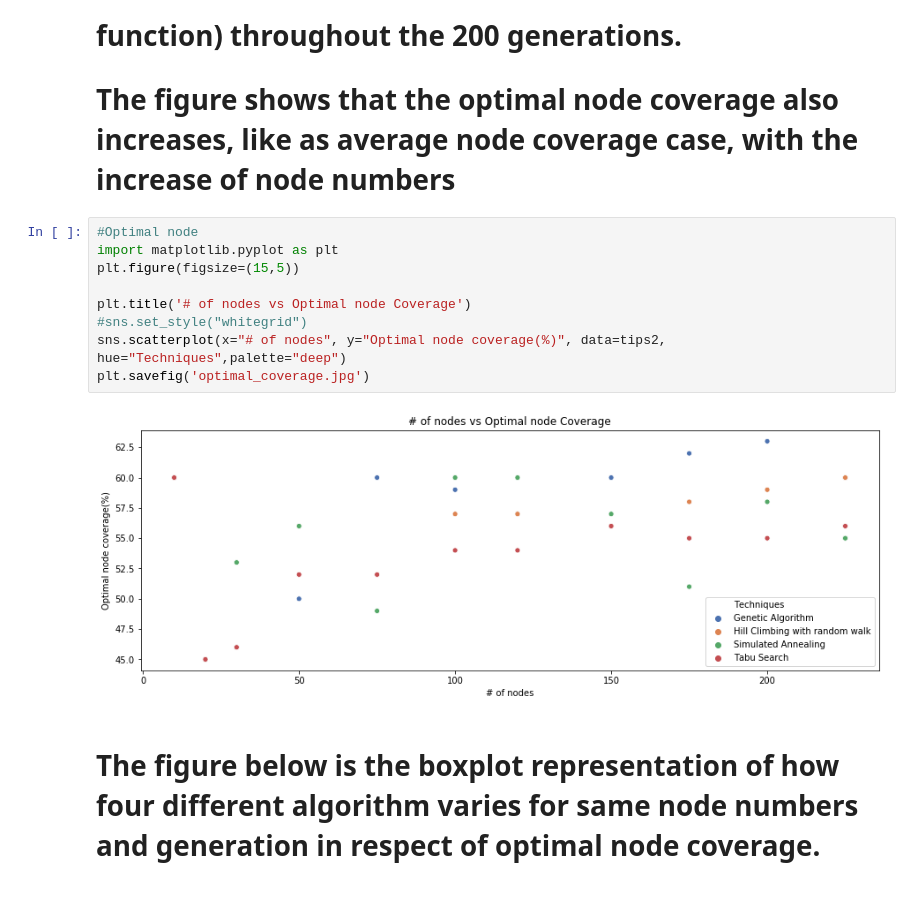
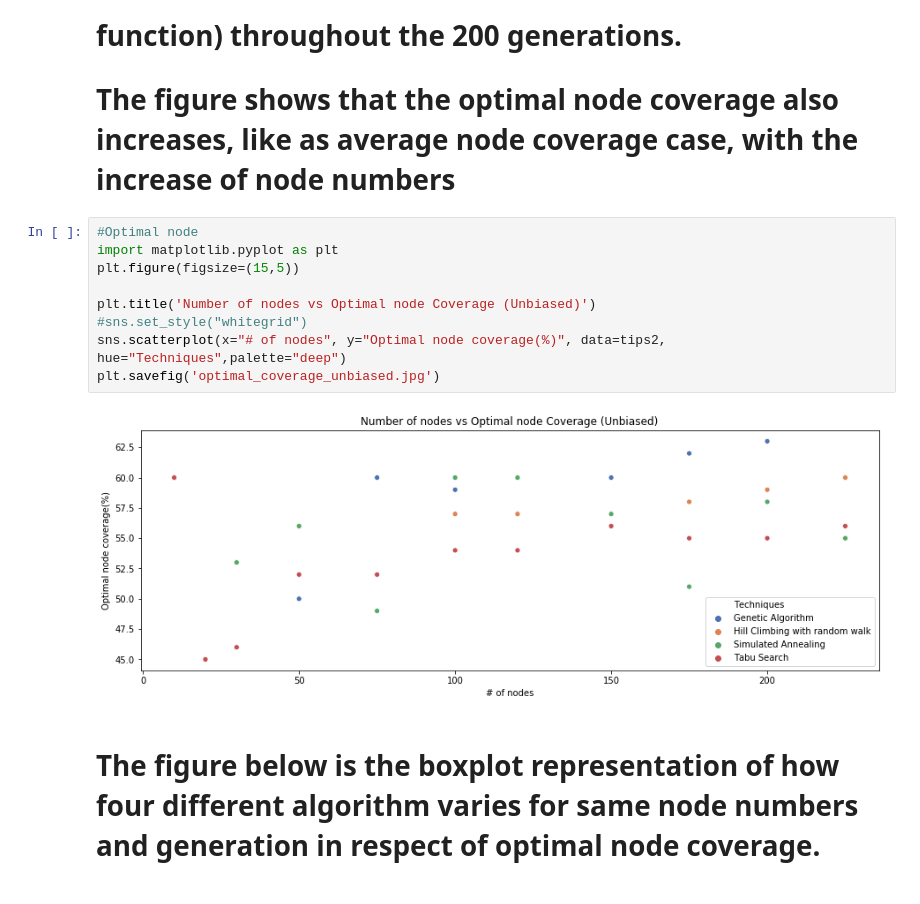
Before and after one commit to Sen2k9/algorithmic_biasness_analysis, a Jupyter notebook: data/Node Coverage for biased and unbiased node.ipynb, the cells around one changed output. Drawn from its saved outputs; the diff is of its cells as text.

```diff
--- a/data/Node Coverage for biased and unbiased node.ipynb
+++ b/data/Node Coverage for biased and unbiased node.ipynb
@@ -117,14 +117,14 @@ sns.lmplot(x="# of nodes", y="Average node coverage(%)", data=tips2, x_bins=11)
 # %%
 #Optimal node
 import matplotlib.pyplot as plt
 plt.figure(figsize=(15,5))
 
-plt.title('# of nodes vs Optimal node Coverage')
+plt.title('Number of nodes vs Optimal node Coverage (Unbiased)')
 #sns.set_style("whitegrid")
 sns.scatterplot(x="# of nodes", y="Optimal node coverage(%)", data=tips2, hue="Techniques",palette="deep")
-plt.savefig('optimal_coverage.jpg')
+plt.savefig('optimal_coverage_unbiased.jpg')
 # %% [output]
-[figure, old version]
+[figure, new version]
 # %% [markdown]
 # The figure below is the boxplot representation of how four different algorithm varies for same node numbers and generation in respect of optimal node coverage.
 
```
Also changed, not shown: parts of 2 cells of this notebook, 9 other files.
